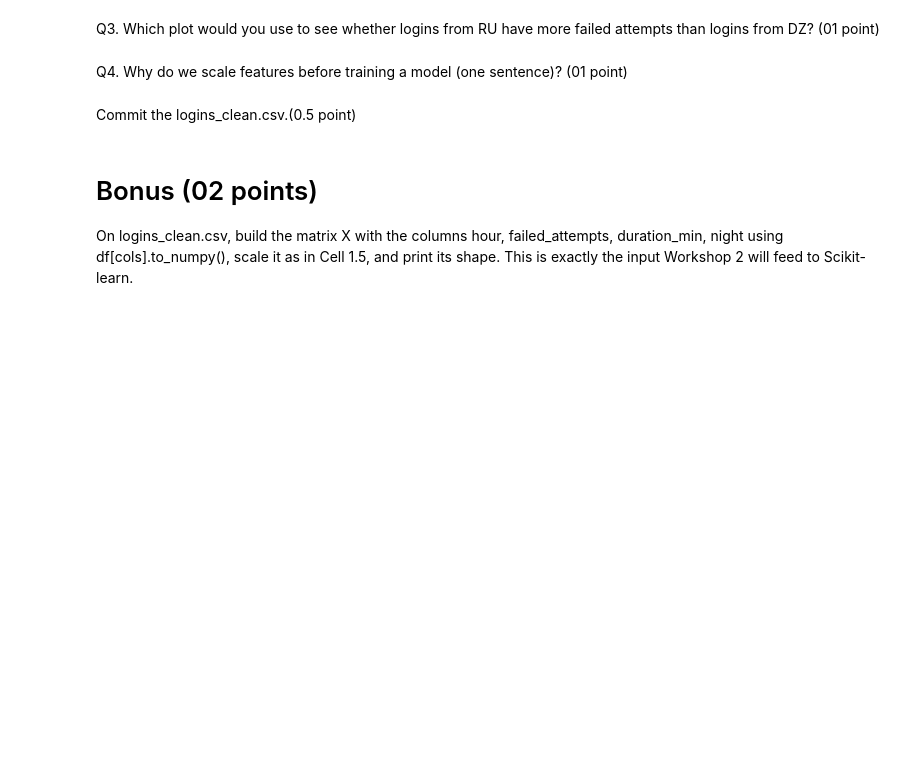
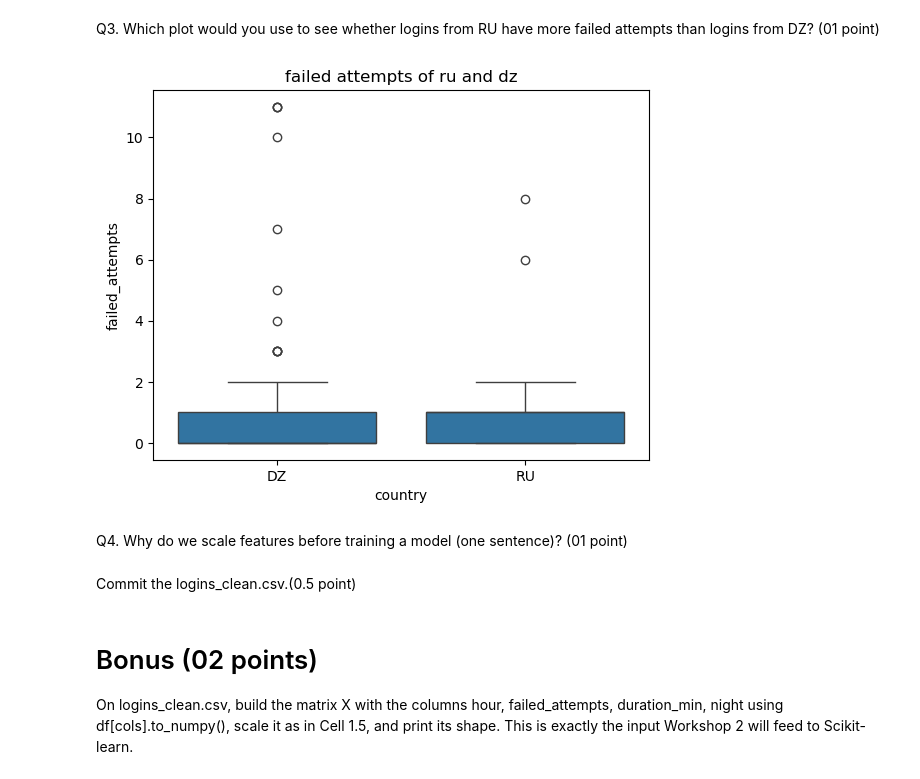
Before and after one commit to abir-cs/mldls_ws1_toolsandlibraries, a Jupyter notebook: TP1.ipynb, the cells around one changed output. Cells and saved outputs as stored; diff of their text form; code cells hidden in the pictures; blank space fills up the shorter version.

```diff
--- a/TP1.ipynb
+++ b/TP1.ipynb
@@ -185,2 +202,8 @@ Q3. Which plot would you use to see whether logins from RU have more failed atte
+# %%
+# Write your code here
+sns.boxplot(data=log[log["country"].isin(["RU", "DZ"])], x="country", y="failed_attempts")
+plt.title("failed attempts of ru and dz"); plt.show()
+# %% [output]
+[figure, added]
 # %% [markdown]
 Q4. Why do we scale features before training a model (one sentence)? (01 point)
```
Also changed, not shown: parts of 10 cells of this notebook, 1 other file.
